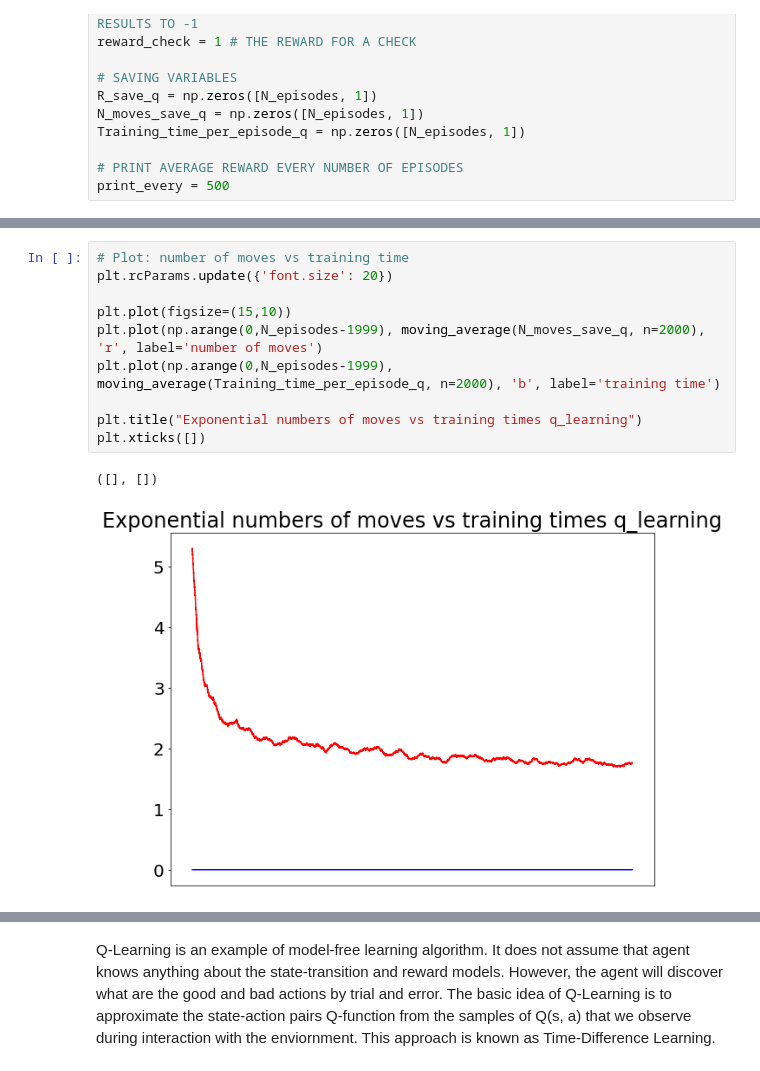
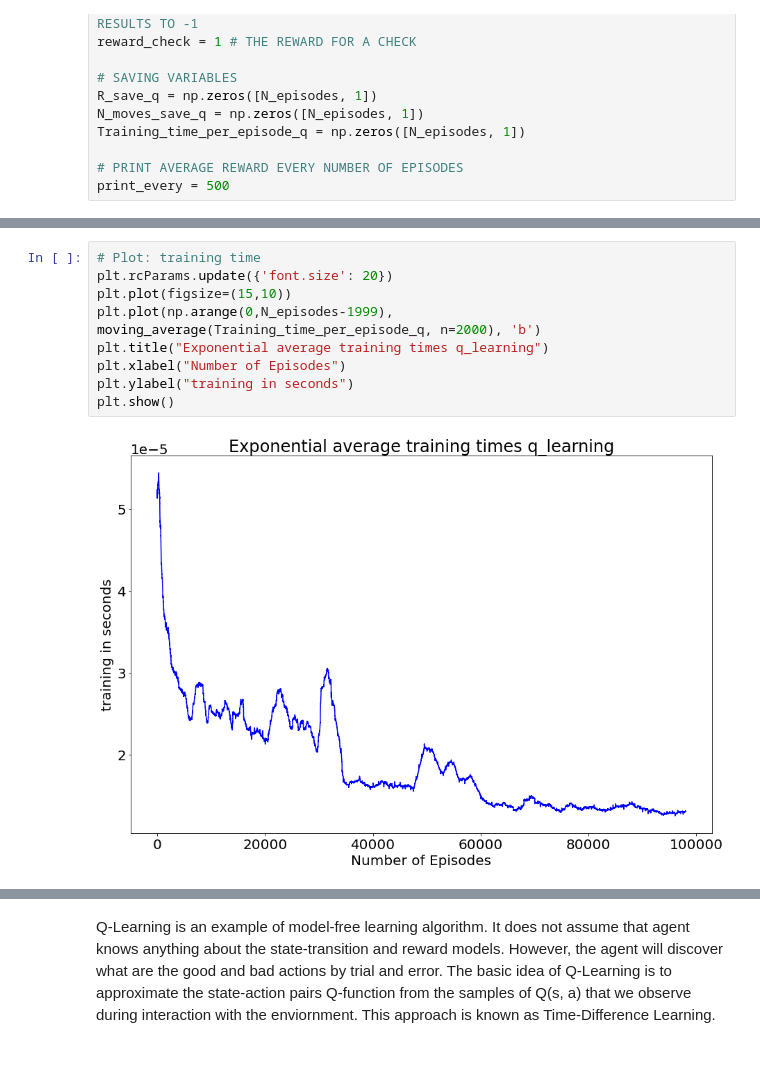
Before and after one commit to lzumta/Reinforcement-Learning-Assignment, a Jupyter notebook: Assignment.ipynb, the cells around one changed output, grey strips where cells are left out. Cells and saved outputs as stored; diff of their text form.

Commit message:
adjusted graphs

```diff
--- a/Assignment.ipynb
+++ b/Assignment.ipynb
@@ -389,13 +423,11 @@ Trained_Agent, Average reward: 0.65191 Number of steps:  2.05328
 # %%
-# Plot: number of moves vs training time
+# Plot: training time
 plt.rcParams.update({'font.size': 20})
-
 plt.plot(figsize=(15,10))
-plt.plot(np.arange(0,N_episodes-1999), moving_average(N_moves_save_q, n=2000), 'r', label='number of moves')
-plt.plot(np.arange(0,N_episodes-1999), moving_average(Training_time_per_episode_q, n=2000), 'b', label='training time')
-
-plt.title("Exponential numbers of moves vs training times q_learning")
-plt.xticks([])
+plt.plot(np.arange(0,N_episodes-1999), moving_average(Training_time_per_episode_q, n=2000), 'b')
+plt.title("Exponential average training times q_learning")
+plt.xlabel("Number of Episodes")
+plt.ylabel("training in seconds")
+plt.show()
 # %% [output]
-([], [])
-[figure, old version]
+[figure, new version]
```
Also changed, not shown: parts of 15 cells of this notebook.
